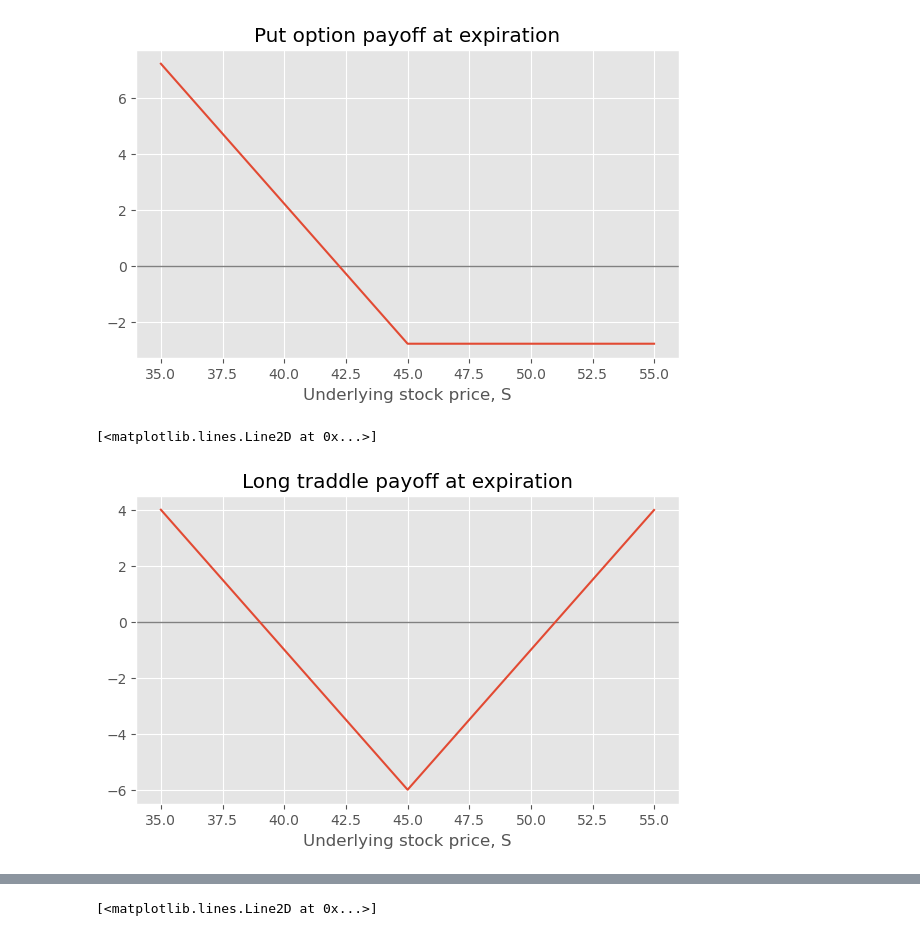
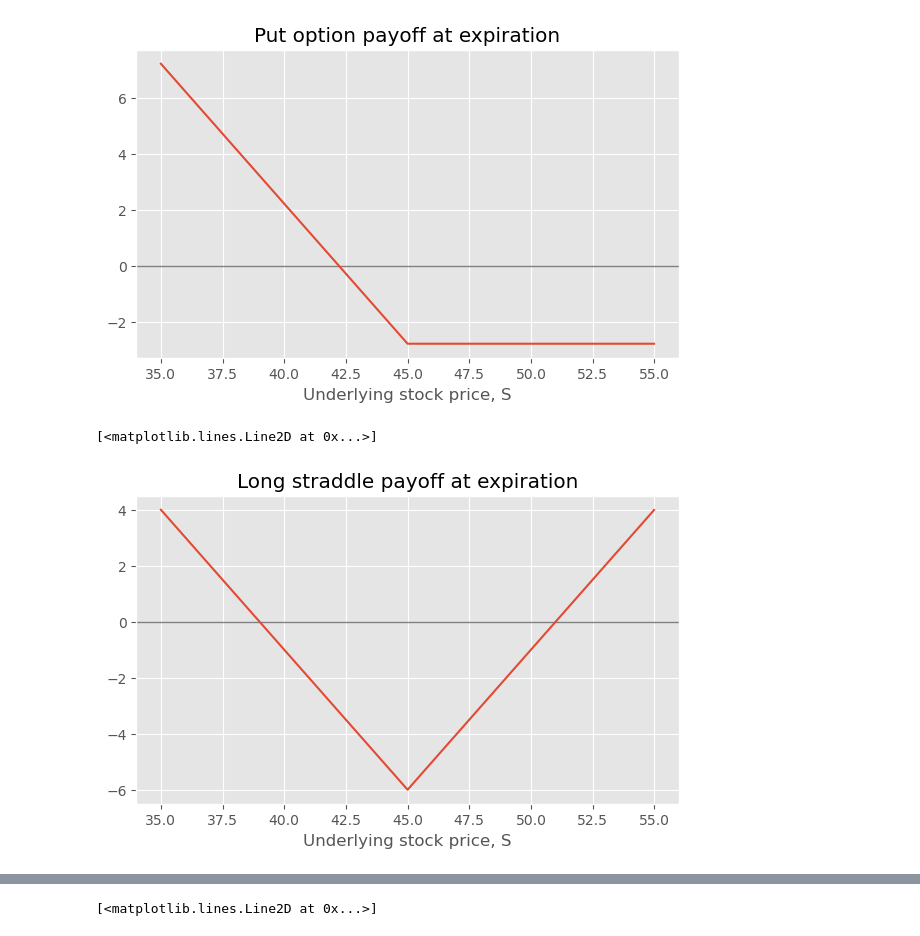
Before and after one commit to RobBebb/securities_notebooks, a Jupyter notebook: options/The 46-Page Ultimate Guide to Pricing Options and Implied Volatility With Python (PDF + code + live options data).ipynb, the cells around one changed output, grey strips where cells are left out. Drawn from its saved outputs; the diff is of its cells as text; code cells hidden in the pictures.

```diff
--- a/options/The 46-Page Ultimate Guide to Pricing Options and Implied Volatility With Python (PDF + code + live options data).ipynb
+++ b/options/The 46-Page Ultimate Guide to Pricing Options and Implied Volatility With Python (PDF + code + live options data).ipynb
@@ -194,15 +194,15 @@ plt.plot(S_, -atm_put_premium + put_payoff(S_, K))
 # %%
 # plot a long straddle payoff
 long_straddle = call_payoff(S_, K) + put_payoff(S_, K)
 long_straddle_premium = -atm_call_premium - atm_put_premium
 plt.figure(3, figsize=(7, 4))
-plt.title("Long traddle payoff at expiration")
+plt.title("Long straddle payoff at expiration")
 plt.xlabel("Underlying stock price, S")
 plt.axhline(y=0, lw=1, c="grey")
 plt.plot(S_, long_straddle_premium + long_straddle)
 # %% [output]
 [<matplotlib.lines.Line2D at 0x...>]
-[figure, old version]
+[figure, new version]
 # %%
 # plot a short straddle payoff
 short_straddle = -call_payoff(S_, K) - put_payoff(S_, K)
```
Also changed, not shown: parts of 19 cells of this notebook, 14 other files.
